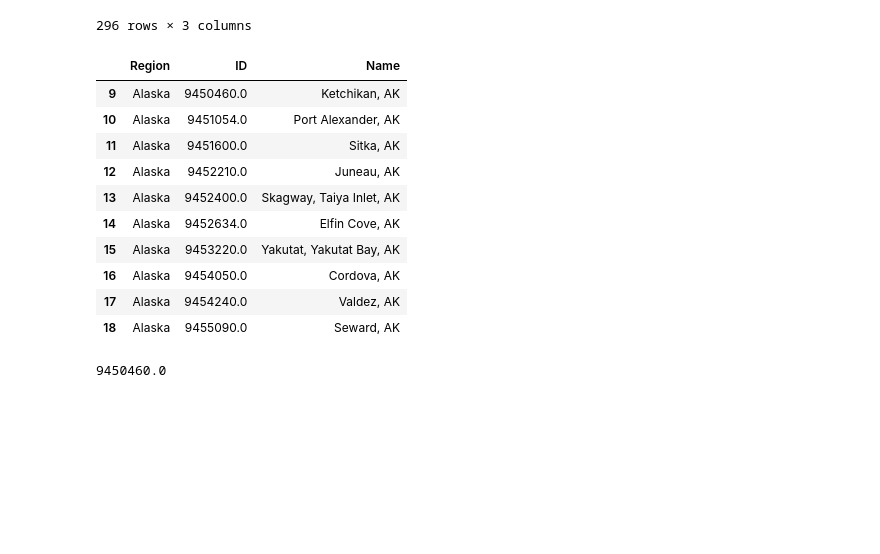
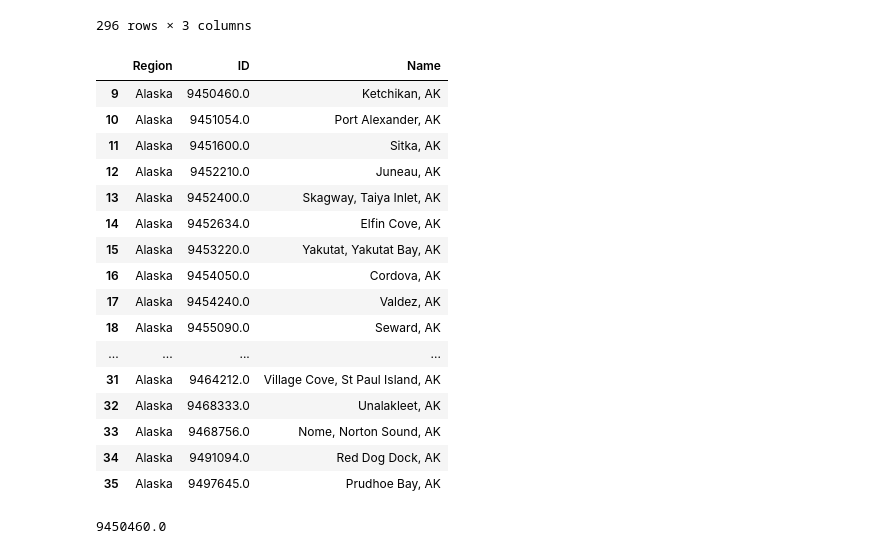
Before and after one commit to UT-CHG/pyadcirc, a Jupyter notebook: notebooks/NOAA_Scrape_Data.ipynb, the cells around one changed output. Saved outputs shown, nothing was run; the diff lists cells and outputs as text; code cells hidden in the pictures; blank space fills up the shorter version.

```diff
--- a/notebooks/NOAA_Scrape_Data.ipynb
+++ b/notebooks/NOAA_Scrape_Data.ipynb
@@ -23,19 +33,25 @@ noaa.NOAA_STATIONS
 296 rows × 3 columns
 # %%
 ak_stations = noaa.NOAA_STATIONS[noaa.NOAA_STATIONS["Region"] == "Alaska"]
-ak_stations.iloc[0:10]
+ak_stations
 # %% [output]
 |  | Region | ID | Name |
 | 9 | Alaska | 9450460.0 | Ketchikan, AK |
 | 10 | Alaska | 9451054.0 | Port Alexander, AK |
 | 11 | Alaska | 9451600.0 | Sitka, AK |
 | 12 | Alaska | 9452210.0 | Juneau, AK |
 | 13 | Alaska | 9452400.0 | Skagway, Taiya Inlet, AK |
 | 14 | Alaska | 9452634.0 | Elfin Cove, AK |
 | 15 | Alaska | 9453220.0 | Yakutat, Yakutat Bay, AK |
 | 16 | Alaska | 9454050.0 | Cordova, AK |
 | 17 | Alaska | 9454240.0 | Valdez, AK |
 | 18 | Alaska | 9455090.0 | Seward, AK |
+| ... | ... | ... | ... |
+| 31 | Alaska | 9464212.0 | Village Cove, St Paul Island, AK |
+| 32 | Alaska | 9468333.0 | Unalakleet, AK |
+| 33 | Alaska | 9468756.0 | Nome, Norton Sound, AK |
+| 34 | Alaska | 9491094.0 | Red Dog Dock, AK |
+| 35 | Alaska | 9497645.0 | Prudhoe Bay, AK |
 # %%
 # pandas dataframe - index using iloc if not searching on index key
 first_station = ak_stations.iloc[0]
```
Also changed, not shown: parts of 25 cells of this notebook, 19 other files.
